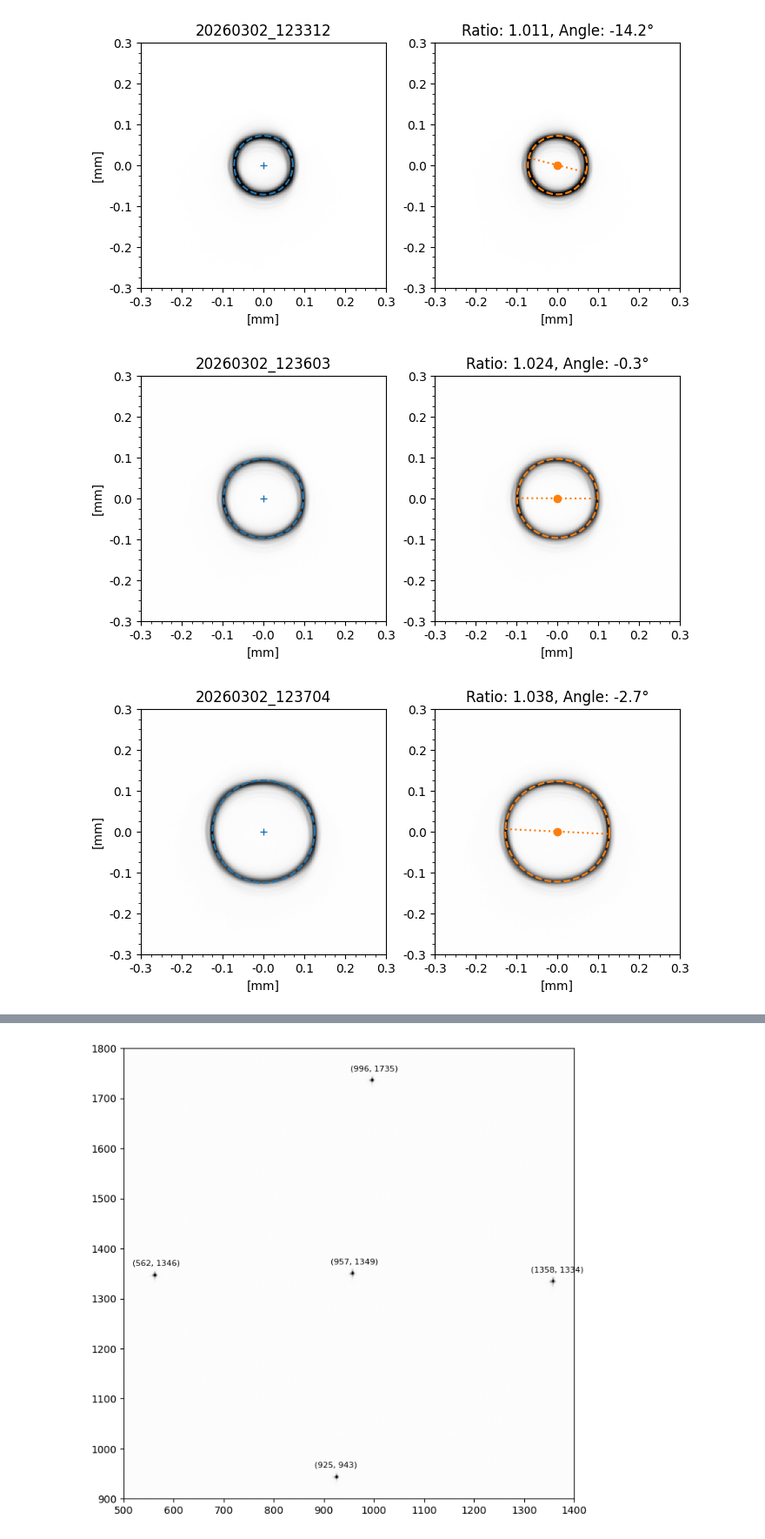
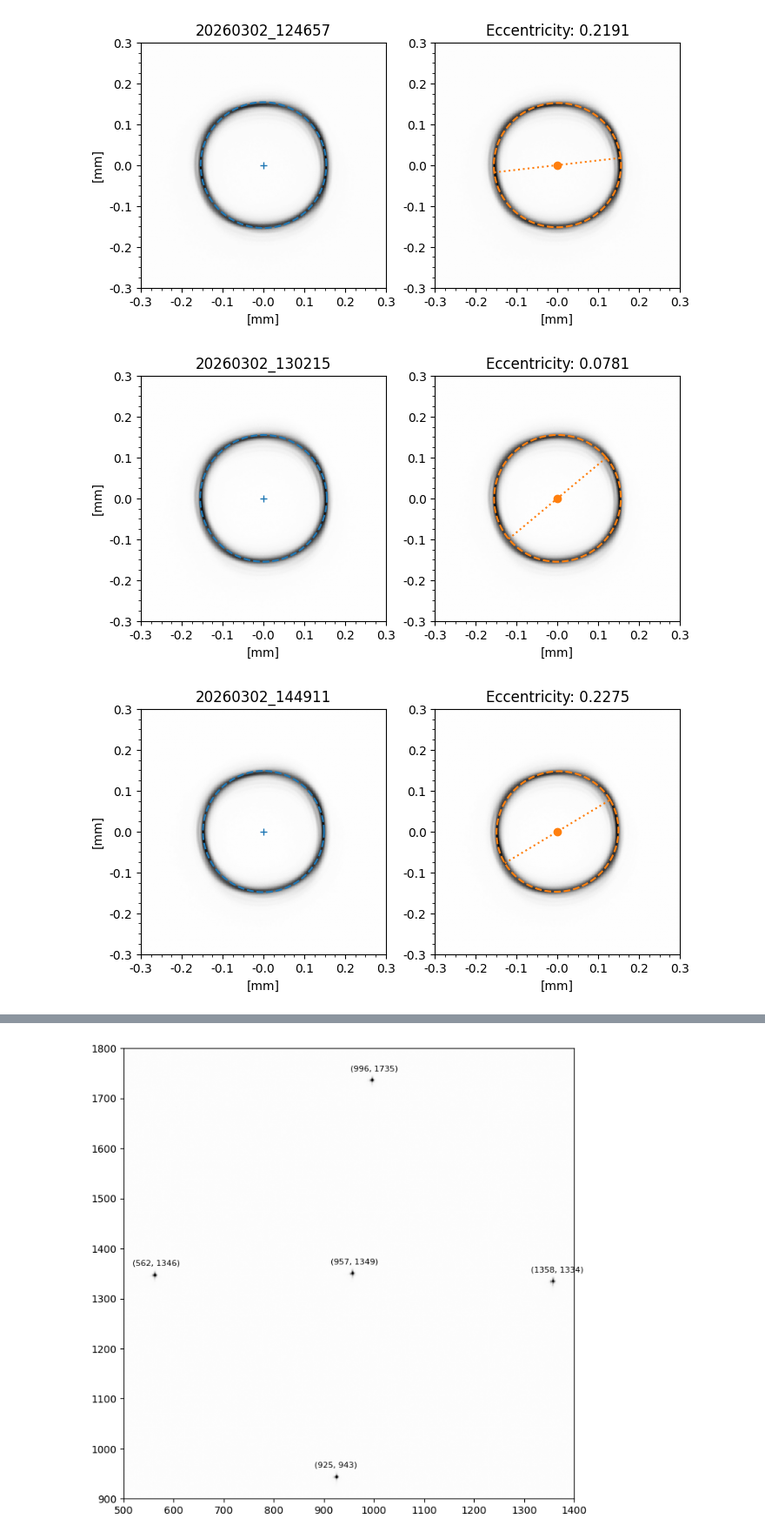
Before and after one commit to runabriguglio/SPLATT, a Jupyter notebook: splattsw/JupyterNotebooks/scratchPiezoCircleFit.ipynb, the cells around one changed output, grey strips where cells are left out. Shown at 87% size. Drawn from its saved outputs; the diff is of its cells as text; code cells hidden in the pictures.

```diff
--- a/splattsw/JupyterNotebooks/scratchPiezoCircleFit.ipynb
+++ b/splattsw/JupyterNotebooks/scratchPiezoCircleFit.ipynb
@@ -338,6 +338,30 @@ def get_radial_profiles(tn_list,cx,cy,show:bool=False,lim:int=200):
 
 
 def analyse_tns(tn_list):
+
+    if len(tn_list) > 1:
+        N = len(tn_list)
+        cx = np.zeros(N)
+        cy = np.zeros(N)
+        radii = np.zeros(N)
+        for i, tn in enumerate(tn_list):
+            data = read_tn_data(tn)
+            cx[i], cy[i], radii[i] = best_circle_fit(data, show_fit=False)
+        cx -= np.mean(cx)
+        cy -= np.mean(cy)
+        radii -= np.mean(radii)
+        # pix2um = 3.45
+        plt.figure()
+        plt.plot(cx,'.', label='cx')
+        plt.plot(cy,'.', label='cy')
+        plt.plot(radii,'.', label='radius')
+        plt.ylim([-1,1])
+        plt.legend()
+        plt.grid()
+        plt.xlabel('Time [min]')
+        plt.ylabel('[pix]')#r'[$\mu m$]')
+        plt.title('Circle fit parameters variation\n'+tn_list[0])
+
     if len(tn_list)==1:
         img = read_tn_data(tn_list[0])
     else:
@@ -385,9 +409,9 @@ def analyse_tns(tn_list):
     dx_major = a * np.cos(theta)
     dy_major = a * np.sin(theta)
     plt.plot([cxe-dx_major, cxe+dx_major], [cye-dy_major, cye+dy_major], ':', c='C1')
-    # eps = np.sqrt(1-b**2/a**2)
-    # plt.title(f'Eccentricity: {eps:1.4f}, Angle: {theta*180/np.pi:1.1f}°')
-    plt.title(f'Ratio: {a/b:1.3f}, Angle: {theta*180/np.pi:1.1f}°')
+    eps = np.sqrt(1-b**2/a**2)
+    plt.title(f'Eccentricity: {eps:1.4f}') #, Angle: {theta*180/np.pi:1.1f}°')
+    # plt.title(f'Ratio: {a/b:1.3f}, Angle: {theta*180/np.pi:1.1f}°')
     plt.xlim(xlim)
     plt.ylim(ylim)
     plt.xticks(ticks=xticks_pos, labels=[f"{lab:1.1f}" for lab in xlabels])
@@ -719,11 +936,18 @@ _=analyse_tns(['20260226_092624'])
 # _= analyse_tns(['20260302_122004']) # closed loop
 # _= analyse_tns(['20260302_120755']) # open loop
 # %%
-_= analyse_tns(['20260302_123312'])
-_= analyse_tns(['20260302_123603'])
-_= analyse_tns(['20260302_123704'])
-_= analyse_tns(['20260302_123804'])
+# _= analyse_tns(['20260302_123312'])
+# _= analyse_tns(['20260302_123603'])
+# _= analyse_tns(['20260302_123704'])
+# _= analyse_tns(['20260302_123804'])
+
+
+_= analyse_tns(['20260302_124657'])
+_= analyse_tns(['20260302_130215'])
+
+_= analyse_tns(['20260302_144911'])
+_= analyse_tns(['20260302_163441'])
 # %% [output]
-[figure, old version]
+[figure, new version]
-[figure, old version]
+[figure, new version]
-[figure, old version]
+[figure, new version]
```
Also changed, not shown: parts of 9 cells of this notebook, 3 other files.
